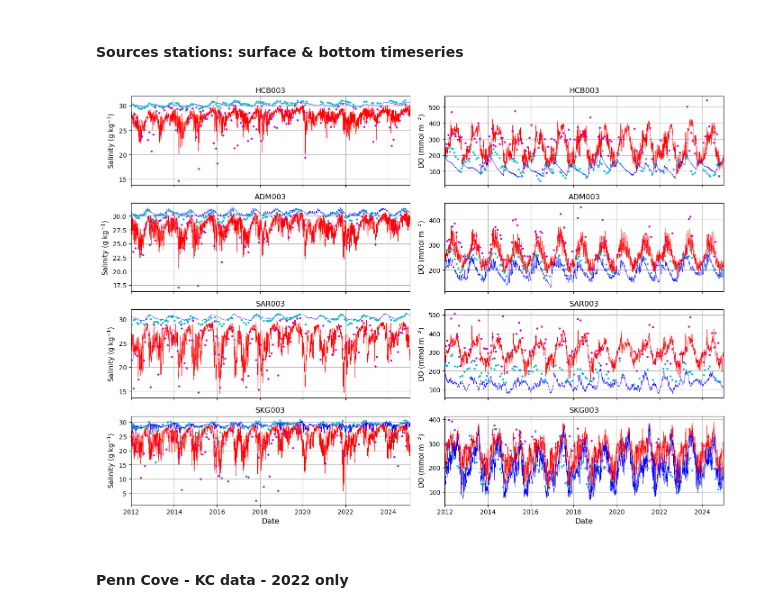
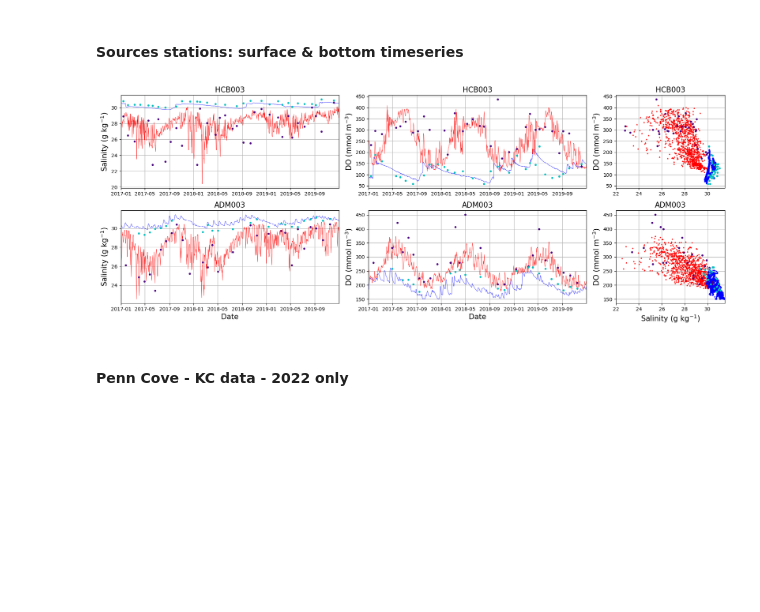
Before and after one commit to SalishSeaCast/analysis-abdoul, a Jupyter notebook: notebooks/Evals202410/PugetSound/ForPSPaperEvals.ipynb, the cells around one changed output. Cells and saved outputs as stored; diff of their text form; code cells hidden in the pictures; blank space fills up the shorter version.

```diff
--- a/notebooks/Evals202410/PugetSound/ForPSPaperEvals.ipynb
+++ b/notebooks/Evals202410/PugetSound/ForPSPaperEvals.ipynb
@@ -36,8 +34,8 @@ stations = {
 stations_Sources = {
     'HCB003': (-123.00830, 47.53833),
     'ADM003': (-122.48180, 47.87917),
-    'SAR003': (-122.49000, 48.10833),
-    'SKG003': (-122.48830, 48.29667),
+#    'SAR003': (-122.49000, 48.10833),
+#    'SKG003': (-122.48830, 48.29667),
 }
 stationsPC = {                         # Penn Cove stations: to be used for the map and for the evaluation of the model at the station locations
     'PENNCOVEENT': (-122.655, 48.2370),
@@ -171,7 +167,10 @@ obs_2023 = pd.read_csv('/ocean/atall/MOAD/ObsModel/202410bdaily/'
 obs_2024 = pd.read_csv('/ocean/atall/MOAD/ObsModel/202410bdaily/'
     'ObsModel_202410b_eco_from_parker_20240101_20241231.csv'
 )
-obs = pd.concat([obs_2012, obs_2013, obs_2014, obs_2015, obs_2016, obs_2017, obs_2018, obs_2019, obs_2020, obs_2021, obs_2022, obs_2023, obs_2024], ignore_index=True)
+obs = pd.concat([#obs_2012, obs_2013, obs_2014, obs_2015, obs_2016,
+                 obs_2017, obs_2018, obs_2019,
+                 #obs_2020, obs_2021, obs_2022, obs_2023, obs_2024
+                 ], ignore_index=True)
 obs['dtUTC'] = pd.to_datetime(obs['dtUTC'])
 
 obs.head()
@@ -286,20 +401,19 @@ place_Sources = list(stations_Sources.keys())
 
 fig, ax = plt.subplots(
     len(place_Sources),
-    2,
-    figsize=(14, 10),
-    sharex=True
+    3,
+    figsize=(18, 7),
+    #sharex=True,
+    gridspec_kw={'width_ratios': [2, 2, 1]}
 )
 
-#sim_dir = '/ocean/atall/MOAD/Model/202410b_updated/'
 sim_dir = '/ocean/atall/MOAD/Model/202410b/oxygen/'
 mbathy = mbathy0 # To be updated to mbathy1 once it's ready
 
-syear, smonth, sday = (2012, 1, 1)
-eyear, emonth, eday = (2024, 12, 31)
+syear, smonth, sday = (2017, 1, 1)
+eyear, emonth, eday = (2019, 12, 31)
 startdate = arrow.get(syear, smonth, sday)
 enddate   = arrow.get(eyear, emonth, eday)
-ylabel = 'Bottom DO (mmol m$^{-3}$)'
 
 for j, station_nameSources in enumerate(place_Sources):
 
@@ -339,44 +453,53 @@ for j, station_nameSources in enumerate(place_Sources):
             k = int(mbathy[0, jj, ii] - 1)
             oxyS_val = ds_chem['dissolved_oxygen'][0, 4, jj, ii].values
             oxyB_val = ds_chem['dissolved_oxygen'][0, k, jj, ii].values
             oxyS_list.append(float(oxyS_val))
             oxyB_list.append(float(oxyB_val))
 
     ax[j,0].plot(time_list, SalS_list, color='r', linewidth=0.5)
     ax[j,0].plot(time_list, SalB_list, color='b', linewidth=0.5)
     ax[j,1].plot(time_list, oxyS_list, color='r', linewidth=0.5)
     ax[j,1].plot(time_list, oxyB_list, color='b', linewidth=0.5)
+    ax[j,2].scatter(SalS_list, oxyS_list, marker='^', color='r', s=3, label='Surface', zorder=10)
+    ax[j,2].scatter(SalB_list, oxyB_list, marker='^', color='b', s=3, label='Bottom', zorder=10)
 for j, station_nameSources in enumerate(place_Sources):
     obs_station = obs[obs['name'] == station_nameSources].copy()
     obs_station['date_only'] = obs_station['dtUTC'].dt.date
 
     idx_surface = (obs_station.groupby('date_only')['Z'].idxmin())
     obs_surface = obs_station.loc[idx_surface]
     idx_bottom = (obs_station.groupby('date_only')['Z'].idxmax())
     obs_bottom = obs_station.loc[idx_bottom]
 
-    ax[j,0].scatter(obs_surface['dtUTC'], obs_surface['Salinity'], color='m', s=5, label='Surface', zorder=10)
-    ax[j,0].scatter(obs_bottom['dtUTC'], obs_bottom['Salinity'], color='c', s=5, label='Bottom', zorder=10)
-    ax[j,1].scatter(obs_surface['dtUTC'], obs_surface['Oxygen_Dissolved'], color='m', s=5, label='Surface', zorder=10)
-    ax[j,1].scatter(obs_bottom['dtUTC'], obs_bottom['Oxygen_Dissolved'], color='c', s=5, label='Bottom', zorder=10)
-    ax[j,0].set_ylabel('Salinity (g kg$^{-1}$)', fontsize=11)
-    ax[j,1].set_ylabel('DO (mmol m$^{-3}$)', fontsize=11)
-    ax[j,0].set_title(station_nameSources, fontsize=12)
-    ax[j,1].set_title(station_nameSources, fontsize=12)
+    ax[j,0].scatter(obs_surface['dtUTC'], obs_surface['Salinity'], color='indigo', s=10, label='Surface', zorder=10)
+    ax[j,0].scatter(obs_bottom['dtUTC'], obs_bottom['Salinity'], color='c', s=10, label='Bottom', zorder=10)
+    ax[j,1].scatter(obs_surface['dtUTC'], obs_surface['Oxygen_Dissolved'], color='indigo', s=10, label='Surface', zorder=10)
+    ax[j,1].scatter(obs_bottom['dtUTC'], obs_bottom['Oxygen_Dissolved'], color='c', s=10, label='Bottom', zorder=10)
+    ax[j,2].scatter(obs_surface['Salinity'], obs_surface['Oxygen_Dissolved'], color='indigo', s=10, label='Surface', zorder=10)
+    ax[j,2].scatter( obs_bottom['Salinity'], obs_bottom['Oxygen_Dissolved'], color='c', s=10, label='Bottom', zorder=10)
+    ax[j,0].set_ylabel('Salinity (g kg$^{-1}$)', fontsize=15)
+    ax[j,1].set_ylabel('DO (mmol m$^{-3}$)', fontsize=15)
+    ax[j,2].set_ylabel('DO (mmol m$^{-3}$)', fontsize=15)
+    ax[j,0].set_title(station_nameSources, fontsize=15)
+    ax[j,1].set_title(station_nameSources, fontsize=15)
+    ax[j,2].set_title(station_nameSources, fontsize=15)
     ax[j,0].grid(True)
     ax[j,1].grid(True)
+    ax[j,2].grid(True)
     #ax[j,0].legend()
     ax[j,0].set_xlim(startdate.datetime, enddate.datetime)
     ax[j,1].set_xlim(startdate.datetime, enddate.datetime)
+    ax[j,2].set_xlim(22, 31.5)
 
-ax[-1,0].set_xlabel('Date', fontsize=12)
-ax[-1,1].set_xlabel('Date', fontsize=12)
+ax[-1, 0].set_xlabel('Date', fontsize=15)
+ax[-1, 1].set_xlabel('Date', fontsize=15)
+ax[-1, 2].set_xlabel('Salinity (g kg$^{-1}$)', fontsize=15)
 
 plt.tight_layout()
 
 plt.show()
 # %% [output]
-[figure, old version]
+[figure, new version]
 # %% [markdown]
 #### Penn Cove - KC data - 2022 only
 # %%
```
Also changed, not shown: parts of 12 cells of this notebook.
